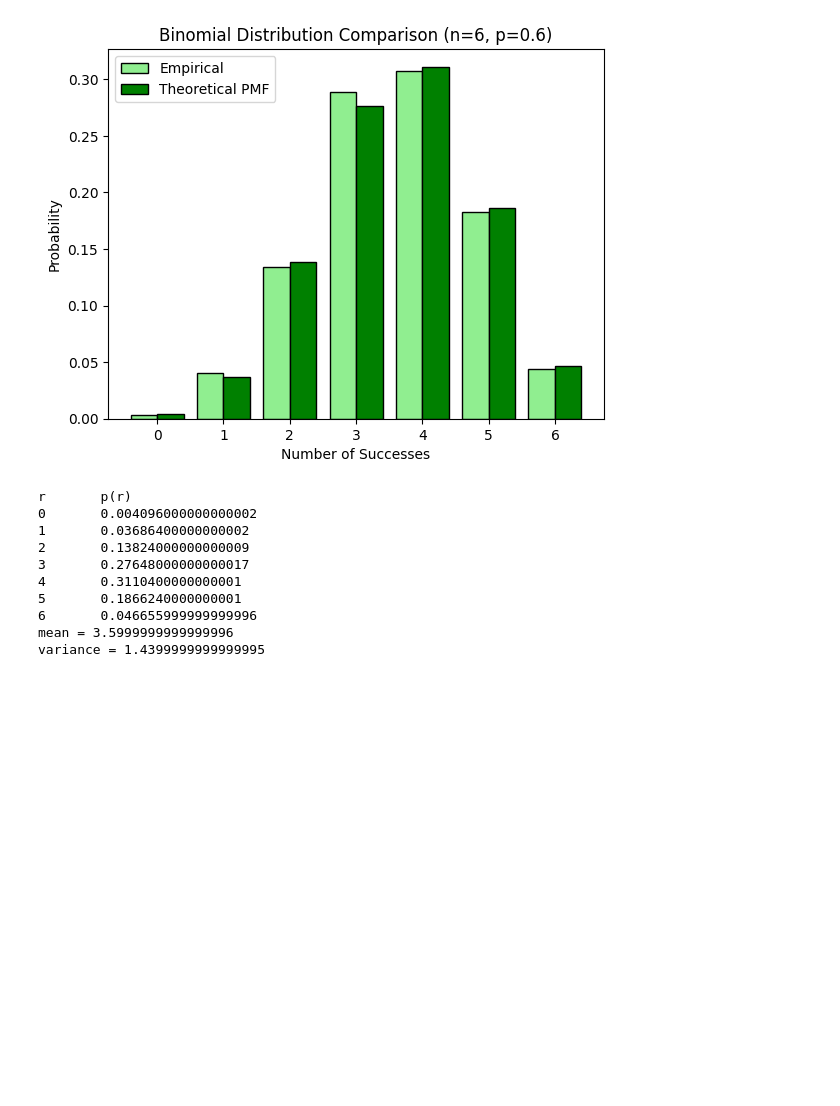
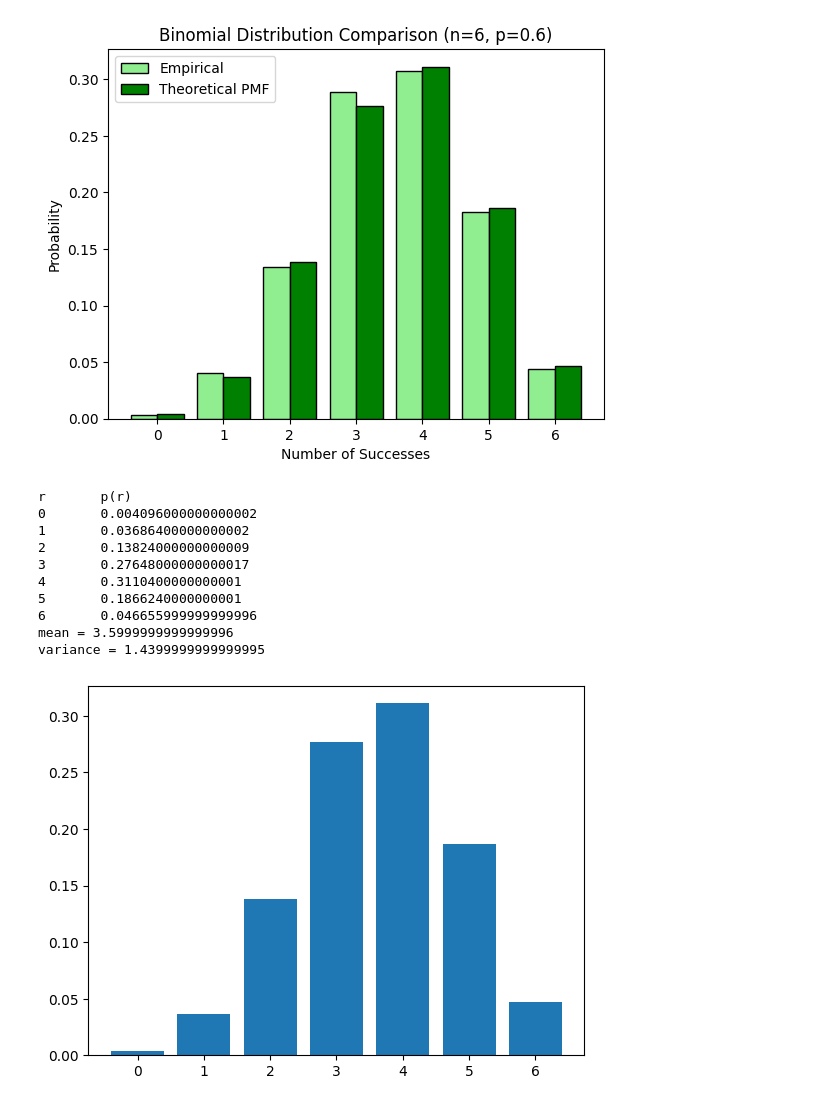
Before and after one commit to pkapoor2/PC-AIML, a Jupyter notebook: Applied Data Science with Python/class7/prob.ipynb, the cells around one changed output. Cells and saved outputs as stored; diff of their text form; code cells hidden in the pictures; blank space fills up the shorter version.

```diff
--- a/Applied Data Science with Python/class7/prob.ipynb
+++ b/Applied Data Science with Python/class7/prob.ipynb
@@ -53,29 +53,32 @@ plt.show()
 # %%
 from scipy.stats import binom
 # Setting the values of n and p
 n = 6
 p = 0.6
 # Defining the list of r values
 r_values = list(range(n + 1))
 # Obtaining the mean and variance
 mean, var = binom.stats(n, p)
 # List of pmf values
 dist = [binom.pmf(r, n, p) for r in r_values ]
 # Printing the table
 print("r\tp(r)")
 for i in range(n + 1):
     print(str(r_values[i]) + "\t" + str(dist[i]))
 # Printing mean and variance
 print("mean = "+str(mean))
 print("variance = "+str(var))
+plt.bar(r_values, dist)
+plt.show()
 # %% [output]
 r       p(r)
 0       0.004096000000000002
 1       0.03686400000000002
 2       0.13824000000000009
 3       0.27648000000000017
 4       0.3110400000000001
 5       0.1866240000000001
 6       0.046655999999999996
 mean = 3.5999999999999996
 variance = 1.4399999999999995
+[figure, added]
```
Also changed, not shown: parts of 15 cells of this notebook, 1 other file.
